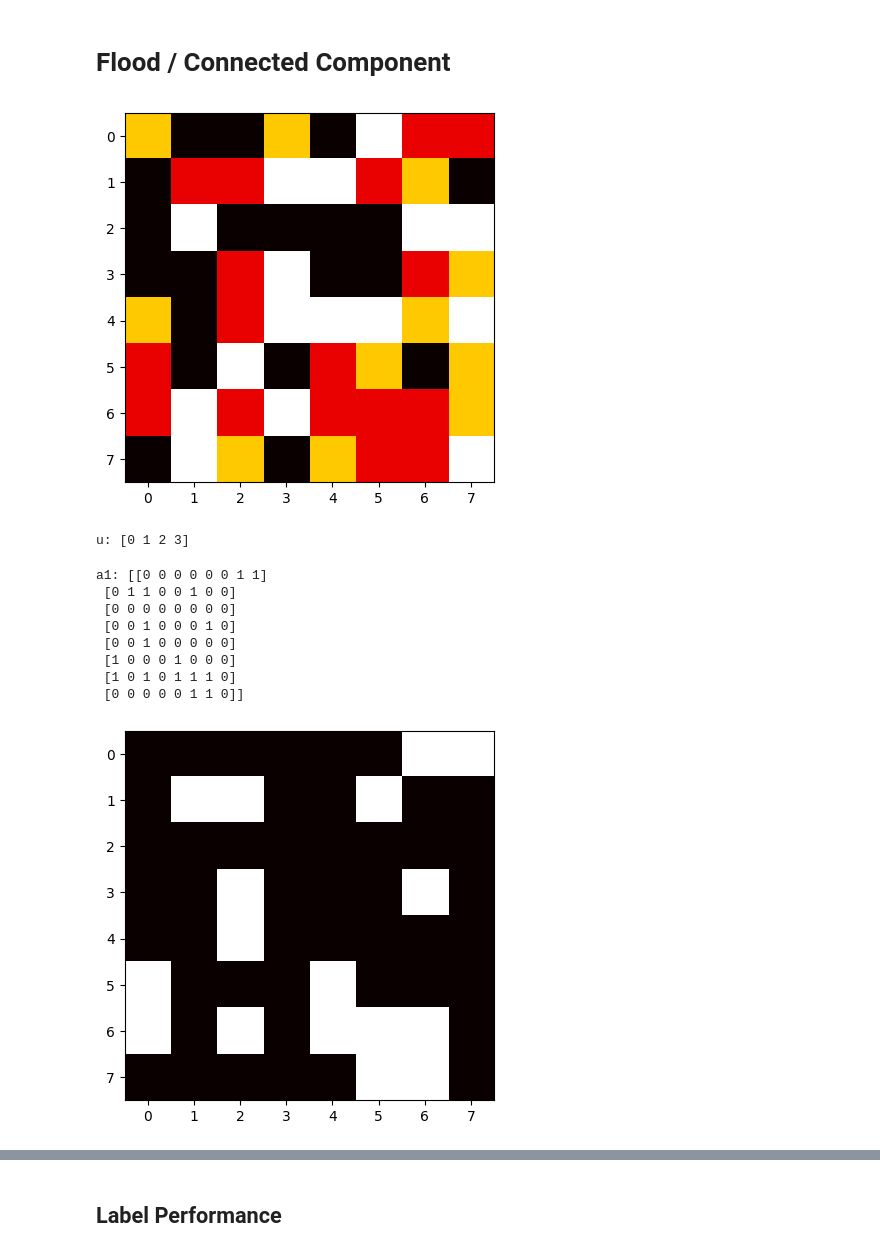
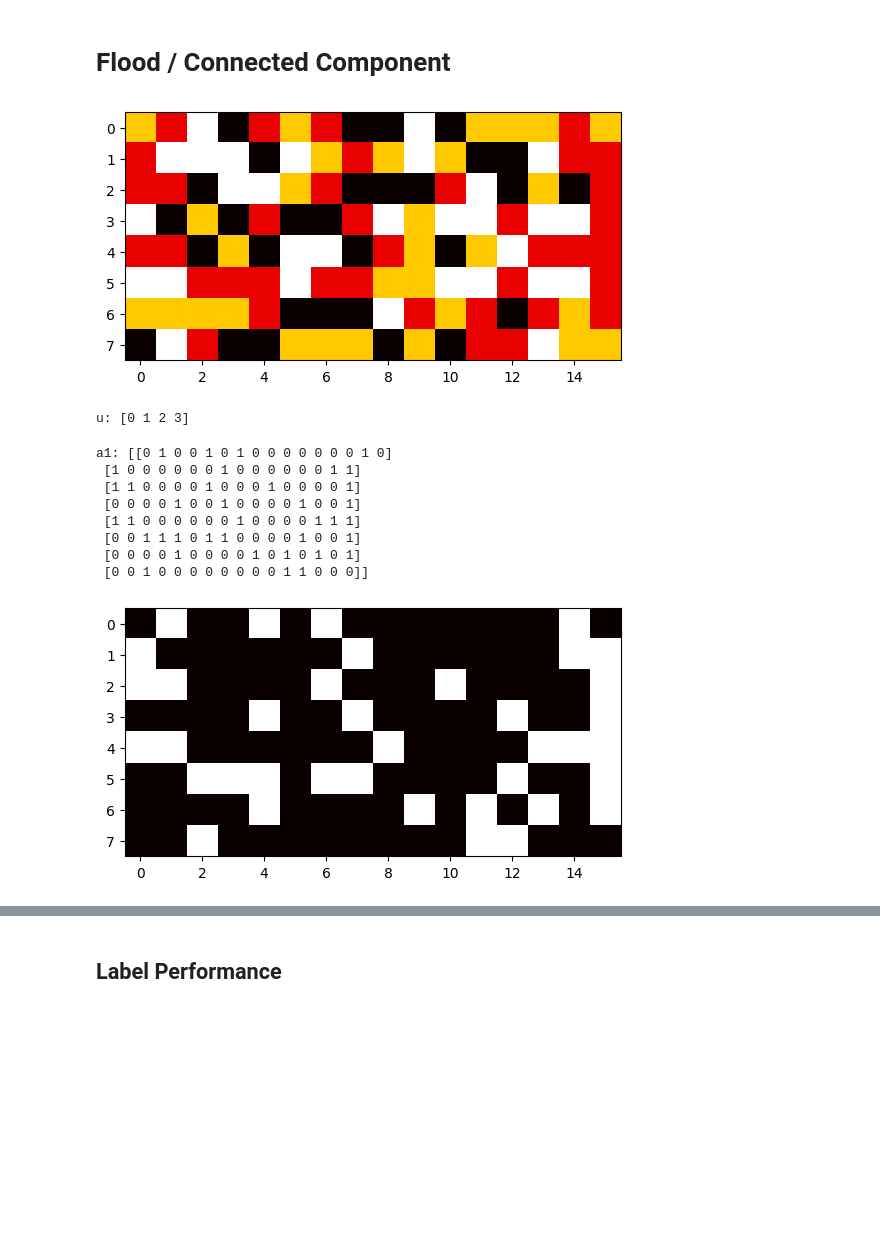
Before and after one commit to apowers313/roc, a Jupyter notebook: experiments/2024.07.23-10.38.05-cupy-learning/2024.07.23-10.38.05-cupy-learning.ipynb, the cells around one changed output, grey strips where cells are left out. Cells and saved outputs as stored; diff of their text form; code cells hidden in the pictures; blank space fills up the shorter version.

```diff
--- a/experiments/2024.07.23-10.38.05-cupy-learning/2024.07.23-10.38.05-cupy-learning.ipynb
+++ b/experiments/2024.07.23-10.38.05-cupy-learning/2024.07.23-10.38.05-cupy-learning.ipynb
@@ -394,13 +394,13 @@ Results:
 # %%
 %matplotlib inline
 import matplotlib.pyplot as plt
 import numpy as np
 
-a = np.random.randint(0, 4, (8, 8))
+a = np.random.randint(0, 4, (8, 16))
 plt.imshow(a, cmap='hot', interpolation='nearest')
 plt.show()
 # %% [output]
-[figure, old version]
+[figure, new version]
 # %%
 # get the number of unique values in the array...
 # worst case scenario is that we iterate through each unique value and label
@@ -417,15 +417,15 @@ print("a1:", a1)
 plt.imshow(a1, cmap='hot', interpolation='nearest')
 plt.show()
 # %% [output]
-a1: [[0 0 0 0 0 0 1 1]
- [0 1 1 0 0 1 0 0]
- [0 0 0 0 0 0 0 0]
- [0 0 1 0 0 0 1 0]
- [0 0 1 0 0 0 0 0]
- [1 0 0 0 1 0 0 0]
- [1 0 1 0 1 1 1 0]
- [0 0 0 0 0 1 1 0]]
+a1: [[0 1 0 0 1 0 1 0 0 0 0 0 0 0 1 0]
+ [1 0 0 0 0 0 0 1 0 0 0 0 0 0 1 1]
+ [1 1 0 0 0 0 1 0 0 0 1 0 0 0 0 1]
+ [0 0 0 0 1 0 0 1 0 0 0 0 1 0 0 1]
+ [1 1 0 0 0 0 0 0 1 0 0 0 0 1 1 1]
+ [0 0 1 1 1 0 1 1 0 0 0 0 1 0 0 1]
+ [0 0 0 0 1 0 0 0 0 1 0 1 0 1 0 1]
+ [0 0 1 0 0 0 0 0 0 0 0 1 1 0 0 0]]
-[figure, old version]
+[figure, new version]
 # %%
 # create an array of just the "2" values (yellow values in the heatmap above)
 a2 = np.copy(a)
```
Also changed, not shown: parts of 20 cells of this notebook.
